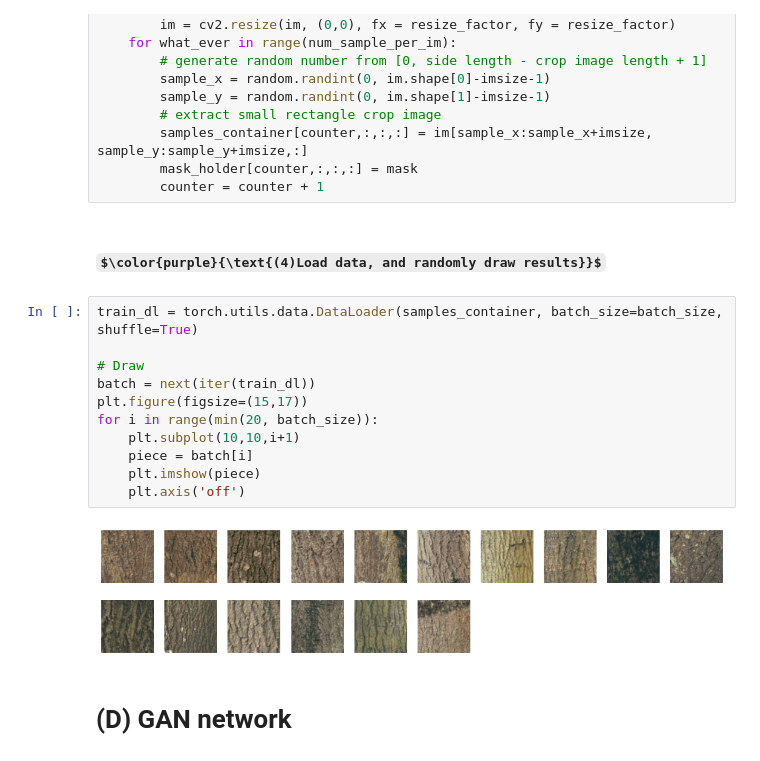
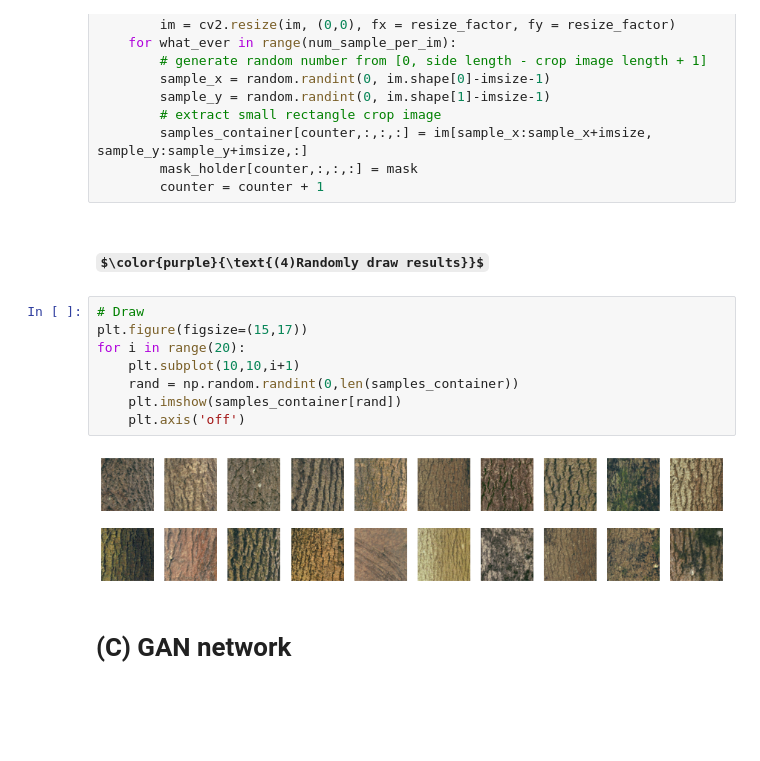
Before and after one commit to jorchard/camouflage, a Jupyter notebook: unit_testing.ipynb, the cells around one changed output. Saved outputs shown, nothing was run; the diff lists cells and outputs as text; some formulas as TeX source; blank space fills up the shorter version.

```diff
--- a/unit_testing.ipynb
+++ b/unit_testing.ipynb
@@ -92,22 +92,19 @@ for index in range(len(im_backgrounds)):
         mask_holder[counter,:,:,:] = mask
         counter = counter + 1
 # %% [markdown]
-## $\color{purple}{\text{(4)Load data, and randomly draw results}}$
+## $\color{purple}{\text{(4)Randomly draw results}}$
 # %%
-train_dl = torch.utils.data.DataLoader(samples_container, batch_size=batch_size, shuffle=True)
-
 # Draw
-batch = next(iter(train_dl))
 plt.figure(figsize=(15,17))
-for i in range(min(20, batch_size)):
+for i in range(20):
     plt.subplot(10,10,i+1)
-    piece = batch[i]
-    plt.imshow(piece)
+    rand = np.random.randint(0,len(samples_container))
+    plt.imshow(samples_container[rand])
     plt.axis('off')
 # %% [output]
-[figure, old version]
+[figure, new version]
 # %% [markdown]
-# (D) GAN network
+# (C) GAN network
 # %%
 def weights_init(m):
         classname = m.__class__.__name__
```
Also changed, not shown: parts of 8 cells of this notebook.
